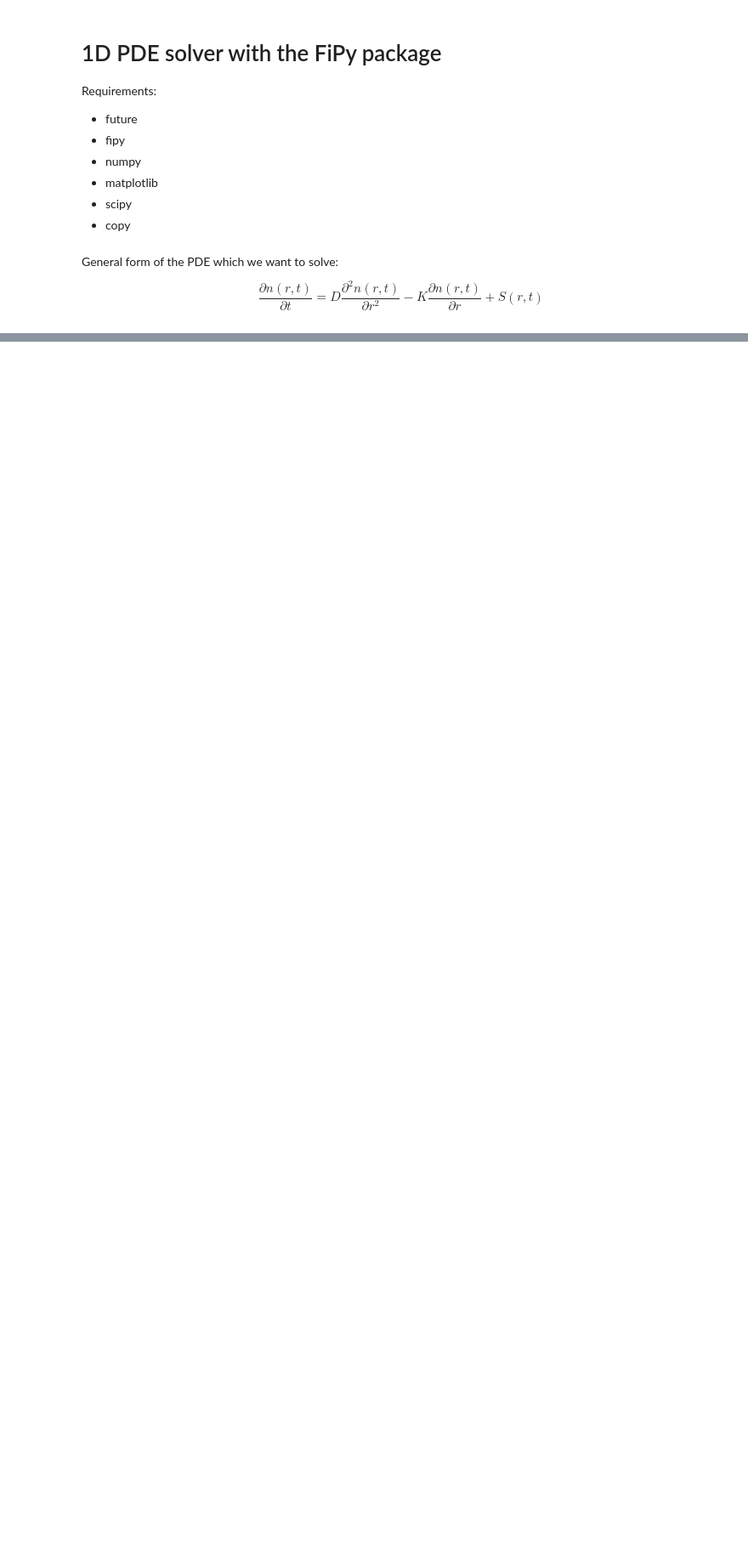
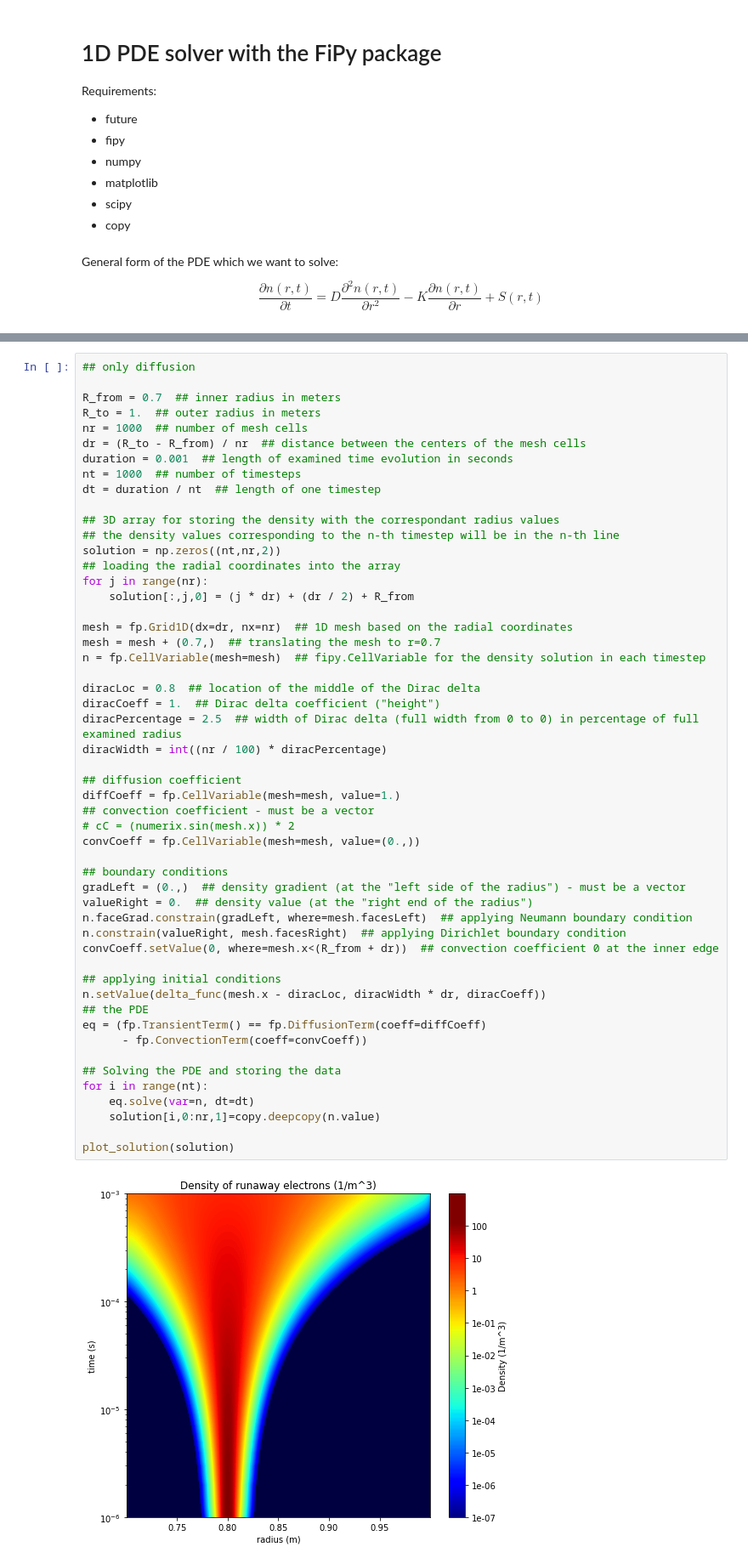
Before and after one commit to leferi99/szakdolgozat, a Jupyter notebook: main_log_EN.ipynb, the cells around one changed output, grey strips where cells are left out. Shown at 85% size. Cells and saved outputs as stored; diff of their text form; blank space fills up the shorter version.

```diff
--- a/main_log_EN.ipynb
+++ b/main_log_EN.ipynb
@@ -202,0 +247,54 @@ plot_solution(solution, bottom_log=10)
+# %%
+## only diffusion
+
+R_from = 0.7  ## inner radius in meters
+R_to = 1.  ## outer radius in meters
+nr = 1000  ## number of mesh cells
+dr = (R_to - R_from) / nr  ## distance between the centers of the mesh cells
+duration = 0.001  ## length of examined time evolution in seconds
+nt = 1000  ## number of timesteps
+dt = duration / nt  ## length of one timestep
+
+## 3D array for storing the density with the correspondant radius values
+## the density values corresponding to the n-th timestep will be in the n-th line
+solution = np.zeros((nt,nr,2))
+## loading the radial coordinates into the array
+for j in range(nr):
+    solution[:,j,0] = (j * dr) + (dr / 2) + R_from
+
+mesh = fp.Grid1D(dx=dr, nx=nr)  ## 1D mesh based on the radial coordinates
+mesh = mesh + (0.7,)  ## translating the mesh to r=0.7
+n = fp.CellVariable(mesh=mesh)  ## fipy.CellVariable for the density solution in each timestep
+
+diracLoc = 0.8  ## location of the middle of the Dirac delta
+diracCoeff = 1.  ## Dirac delta coefficient ("height")
+diracPercentage = 2.5  ## width of Dirac delta (full width from 0 to 0) in percentage of full examined radius
+diracWidth = int((nr / 100) * diracPercentage)
+
+## diffusion coefficient
+diffCoeff = fp.CellVariable(mesh=mesh, value=1.)
+## convection coefficient - must be a vector
+# cC = (numerix.sin(mesh.x)) * 2
+convCoeff = fp.CellVariable(mesh=mesh, value=(0.,))
+
+## boundary conditions
+gradLeft = (0.,)  ## density gradient (at the "left side of the radius") - must be a vector
+valueRight = 0.  ## density value (at the "right end of the radius")
+n.faceGrad.constrain(gradLeft, where=mesh.facesLeft)  ## applying Neumann boundary condition
+n.constrain(valueRight, mesh.facesRight)  ## applying Dirichlet boundary condition
+convCoeff.setValue(0, where=mesh.x<(R_from + dr))  ## convection coefficient 0 at the inner edge
+
+## applying initial conditions
+n.setValue(delta_func(mesh.x - diracLoc, diracWidth * dr, diracCoeff))
+## the PDE
+eq = (fp.TransientTerm() == fp.DiffusionTerm(coeff=diffCoeff)
+      - fp.ConvectionTerm(coeff=convCoeff))
+
+## Solving the PDE and storing the data
+for i in range(nt):
+    eq.solve(var=n, dt=dt)
+    solution[i,0:nr,1]=copy.deepcopy(n.value)
+
+plot_solution(solution)
+# %% [output]
+[figure, added]
```
Also changed, not shown: parts of 7 cells of this notebook.
